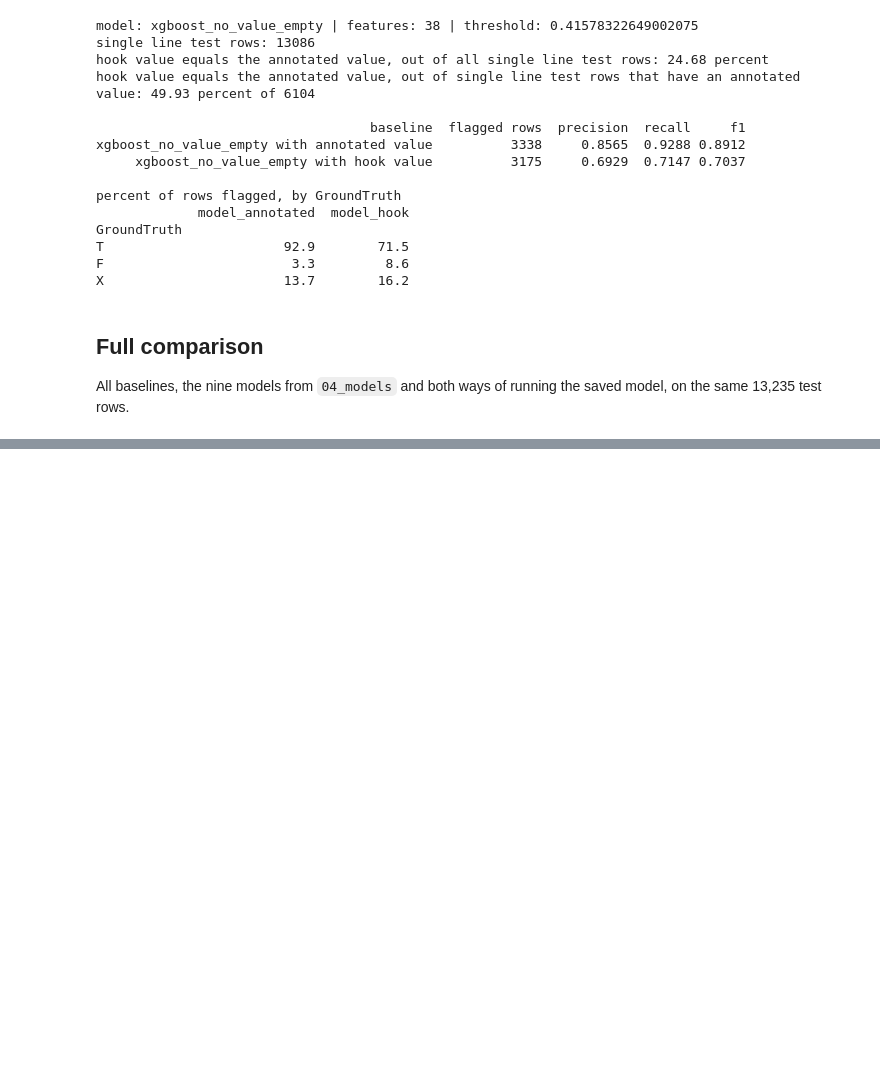
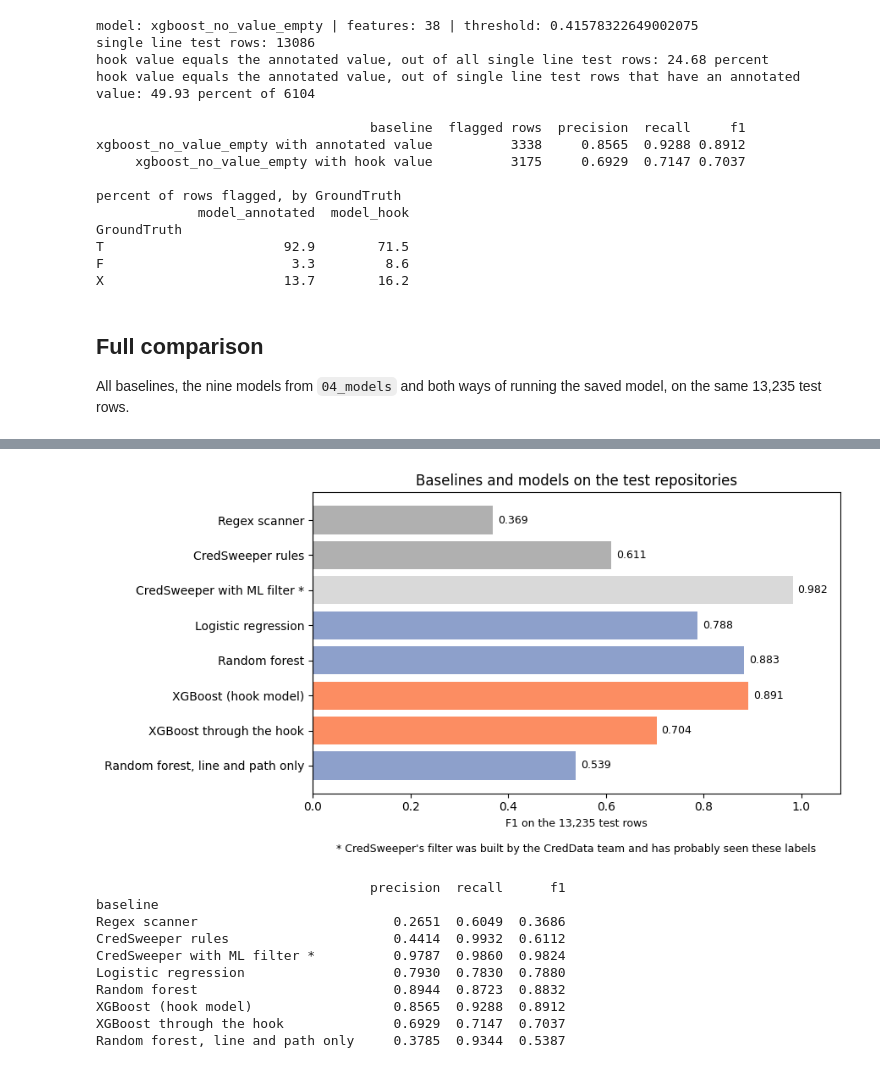
Before and after one commit to Aneezakiran07/GITSHEILD, a Jupyter notebook: notebooks/06_baselines.ipynb, the cells around one changed output, grey strips where cells are left out. Drawn from its saved outputs; the diff is of its cells as text; code cells hidden in the pictures; blank space fills up the shorter version.

Commit message:
Use full precision thresholds and add the comparison chart

```diff
--- a/notebooks/06_baselines.ipynb
+++ b/notebooks/06_baselines.ipynb
@@ -235,9 +235,10 @@ saved baseline_flags.csv and baseline_scores.csv to data/processed
 # %%
 MODEL_THRESHOLDS = {
-    "xgboost_no_value_empty": 0.4158, "xgboost_all": 0.4158,
-    "random_forest_all": 0.4840, "random_forest_no_value_empty": 0.4924,
-    "logreg_all": 0.6614, "logreg_no_value_empty": 0.6760,
-    "random_forest_line_and_path": 0.1798, "xgboost_line_and_path": 0.2457, "logreg_line_and_path": 0.4027,
+    "xgboost_no_value_empty": 0.41578322649002075, "xgboost_all": 0.41578322649002075,
+    "random_forest_all": 0.4839527451585854, "random_forest_no_value_empty": 0.49241282779690143,
+    "logreg_all": 0.6614400622139608, "logreg_no_value_empty": 0.6760090407010495,
+    "random_forest_line_and_path": 0.17976091225904617, "xgboost_line_and_path": 0.2457287311553955,
+    "logreg_line_and_path": 0.40274436375728856,
 }
 # Flagged rows on the test set as reported by 04_models
 EXPECTED_FLAGGED = {
@@ -374,0 +380,41 @@ saved baseline_flags.csv and baseline_scores.csv to data/processed
+# %%
+import matplotlib.pyplot as plt
+
+chart_rows = {
+    "regex both": "Regex scanner",
+    "CredSweeper rules only": "CredSweeper rules",
+    "CredSweeper with ML filter": "CredSweeper with ML filter *",
+    "logreg_no_value_empty": "Logistic regression",
+    "random_forest_no_value_empty": "Random forest",
+    "xgboost_no_value_empty": "XGBoost (hook model)",
+    f"{bundle['name']} with hook value": "XGBoost through the hook",
+    "random_forest_line_and_path": "Random forest, line and path only",
+}
+chart = full.set_index("baseline").loc[list(chart_rows), ["precision", "recall", "f1"]].rename(index=chart_rows)
+colors = ["#b0b0b0", "#b0b0b0", "#d9d9d9", "#8da0cb", "#8da0cb", "#fc8d62", "#fc8d62", "#8da0cb"]
+
+fig, ax = plt.subplots(figsize=(9, 4.8))
+ax.barh(chart.index[::-1], chart["f1"][::-1], color=colors[::-1])
+for i, value in enumerate(chart["f1"][::-1]):
+    ax.text(value + 0.01, i, f"{value:.3f}", va="center", fontsize=9)
+ax.set_xlim(0, 1.08)
+ax.set_xlabel("F1 on the 13,235 test rows\n\n* CredSweeper's filter was built by the CredData team and has probably seen these labels",
+              fontsize=9)
+ax.set_title("Baselines and models on the test repositories")
+fig.tight_layout()
+IMAGES = Path("..") / "images"
+fig.savefig(IMAGES / "12_model_comparison.png", dpi=120, bbox_inches="tight")
+plt.show()
+print(chart.round(4).to_string())
+# %% [output]
+[figure, added]
+                                   precision  recall      f1
+baseline
+Regex scanner                         0.2651  0.6049  0.3686
+CredSweeper rules                     0.4414  0.9932  0.6112
+CredSweeper with ML filter *          0.9787  0.9860  0.9824
+Logistic regression                   0.7930  0.7830  0.7880
+Random forest                         0.8944  0.8723  0.8832
+XGBoost (hook model)                  0.8565  0.9288  0.8912
+XGBoost through the hook              0.6929  0.7147  0.7037
+Random forest, line and path only     0.3785  0.9344  0.5387
```
Also changed, not shown: parts of 4 cells of this notebook, 1 other file.
